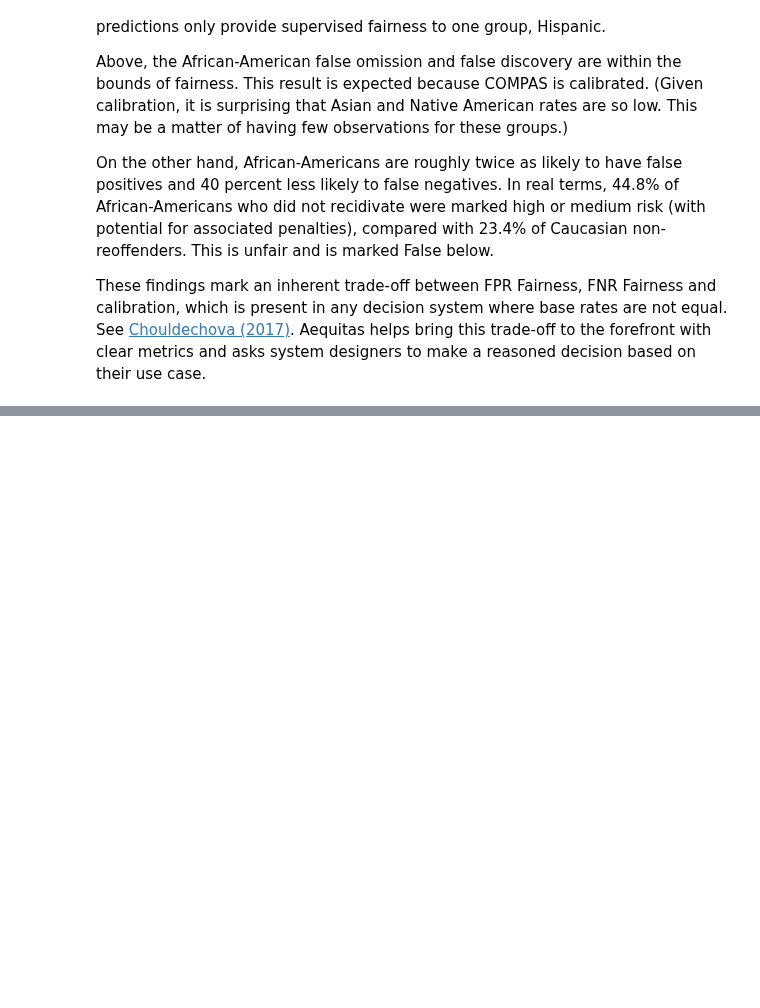
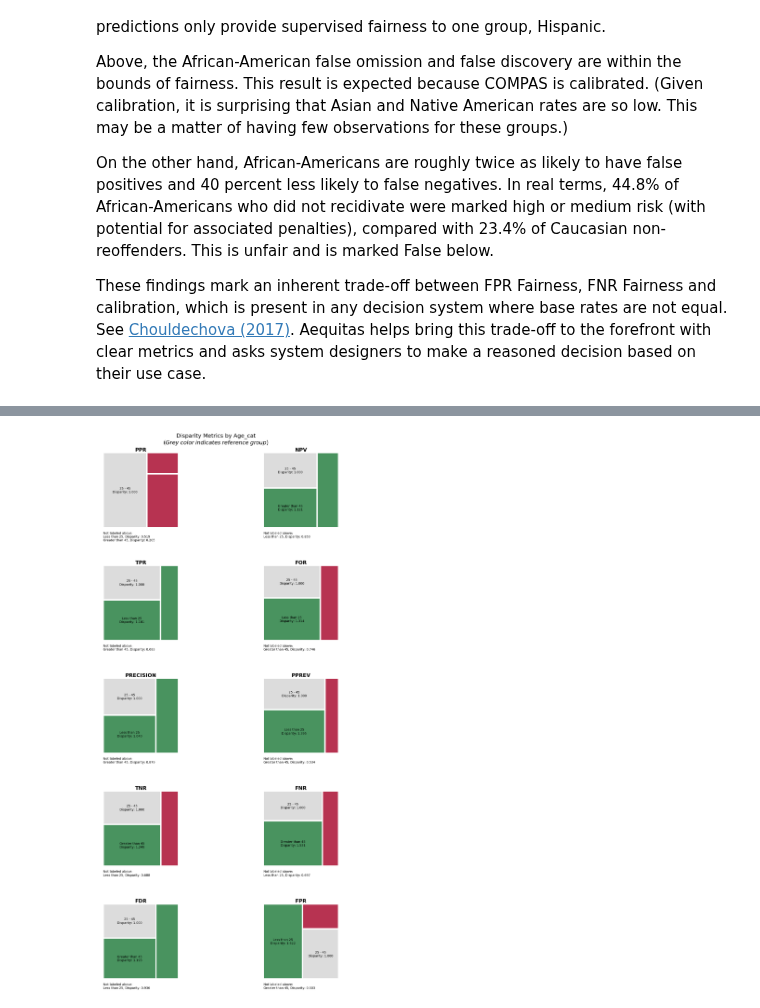
Before and after one commit to dssg/aequitas, a Jupyter notebook: docs/source/examples/compas_demo.ipynb, the cells around one changed output, grey strips where cells are left out. Saved outputs shown, nothing was run; the diff lists cells and outputs as text; code cells hidden in the pictures; blank space fills up the shorter version.

```diff
--- a/docs/source/examples/compas_demo.ipynb
+++ b/docs/source/examples/compas_demo.ipynb
@@ -888,0 +894,4 @@ NameError: name 'fdf' is not defined
+# %%
+a_tm = plot_multiple_treemaps(fdf, metric_treemap, attribute='age_cat', metrics='all', higlight_fairness = True)
+# %% [output]
+[figure, added]
```
Also changed, not shown: parts of 15 cells of this notebook.
